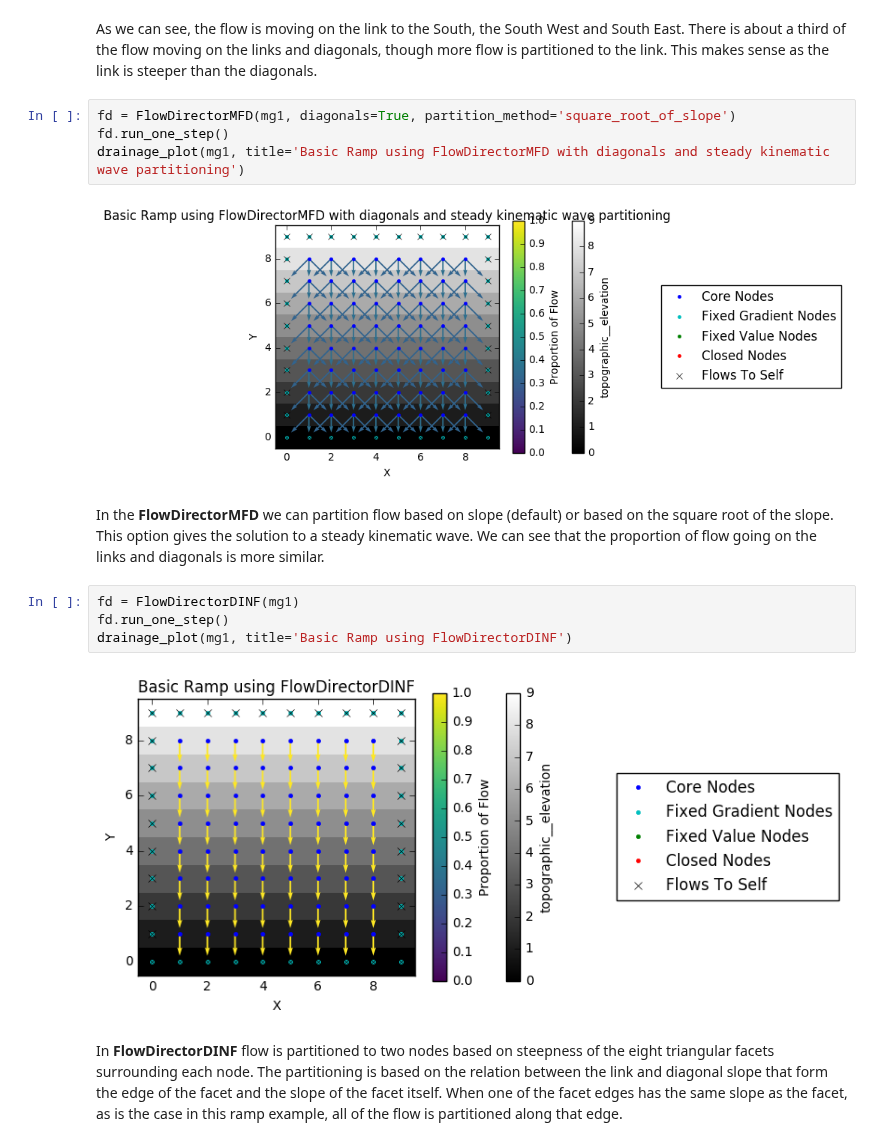
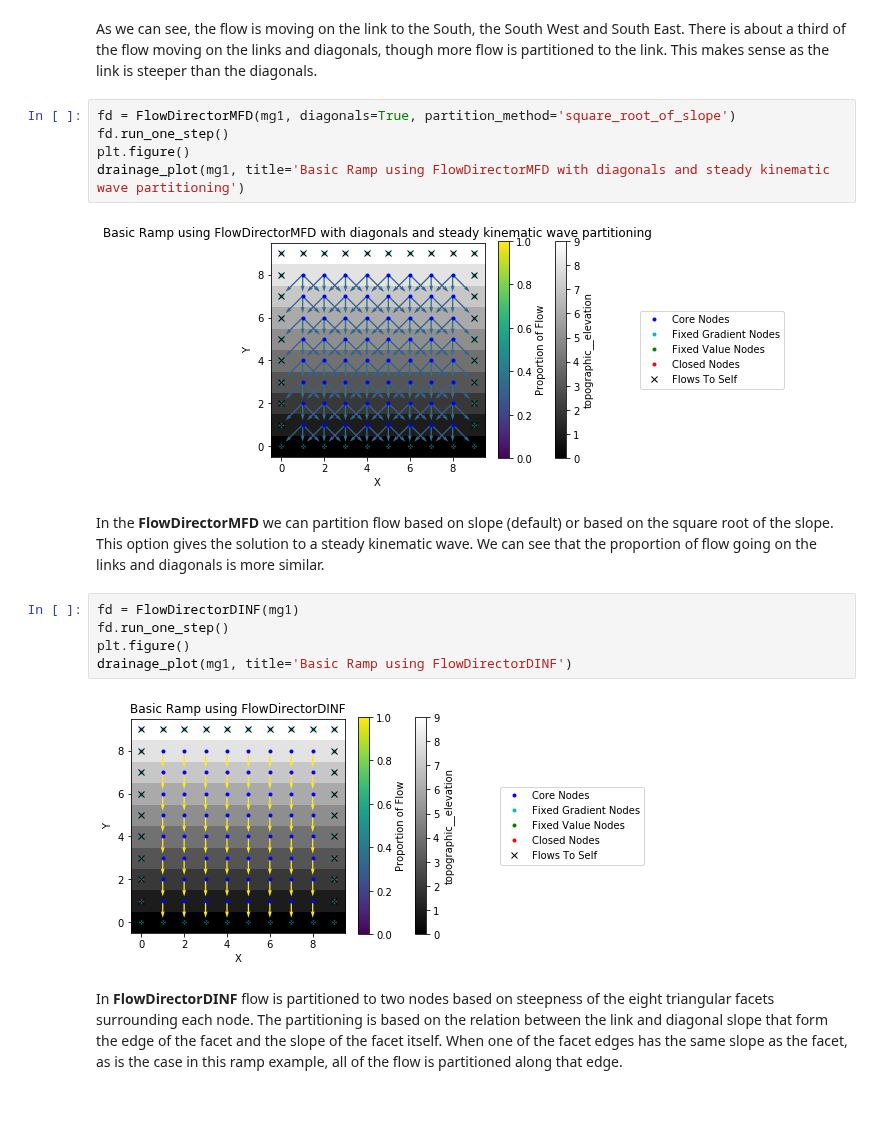
Before and after one commit to landlab/tutorials, a Jupyter notebook: flow_direction_and_accumulation/the_FlowDirectors.ipynb, the cells around one changed output. Saved outputs shown, nothing was run; the diff lists cells and outputs as text; blank space fills up the shorter version.

```diff
--- a/flow_direction_and_accumulation/the_FlowDirectors.ipynb
+++ b/flow_direction_and_accumulation/the_FlowDirectors.ipynb
@@ -166,17 +170,19 @@ As we can see, the flow is moving on the link to the South, the South West and S
 # %%
 fd = FlowDirectorMFD(mg1, diagonals=True, partition_method='square_root_of_slope')
 fd.run_one_step()
+plt.figure()
 drainage_plot(mg1, title='Basic Ramp using FlowDirectorMFD with diagonals and steady kinematic wave partitioning')
 # %% [output]
-[figure, old version]
+[figure, new version]
 # %% [markdown]
 In the **FlowDirectorMFD** we can partition flow based on slope (default) or based on the square root of the slope. This option gives the solution to a steady kinematic wave. We can see that the proportion of flow going on the links and diagonals is more similar.
 # %%
 fd = FlowDirectorDINF(mg1)
 fd.run_one_step()
+plt.figure()
 drainage_plot(mg1, title='Basic Ramp using FlowDirectorDINF')
 # %% [output]
-[figure, old version]
+[figure, new version]
 # %% [markdown]
 In **FlowDirectorDINF** flow is partitioned to two nodes based on steepness of the eight triangular facets surrounding each node. The partitioning is based on the relation between the link and diagonal slope that form the edge of the facet and the slope of the facet itself. When one of the facet edges has the same slope as the facet, as is the case in this ramp example, all of the flow is partitioned along that edge.
 # %% [markdown]
```
Also changed, not shown: parts of 9 cells of this notebook.
